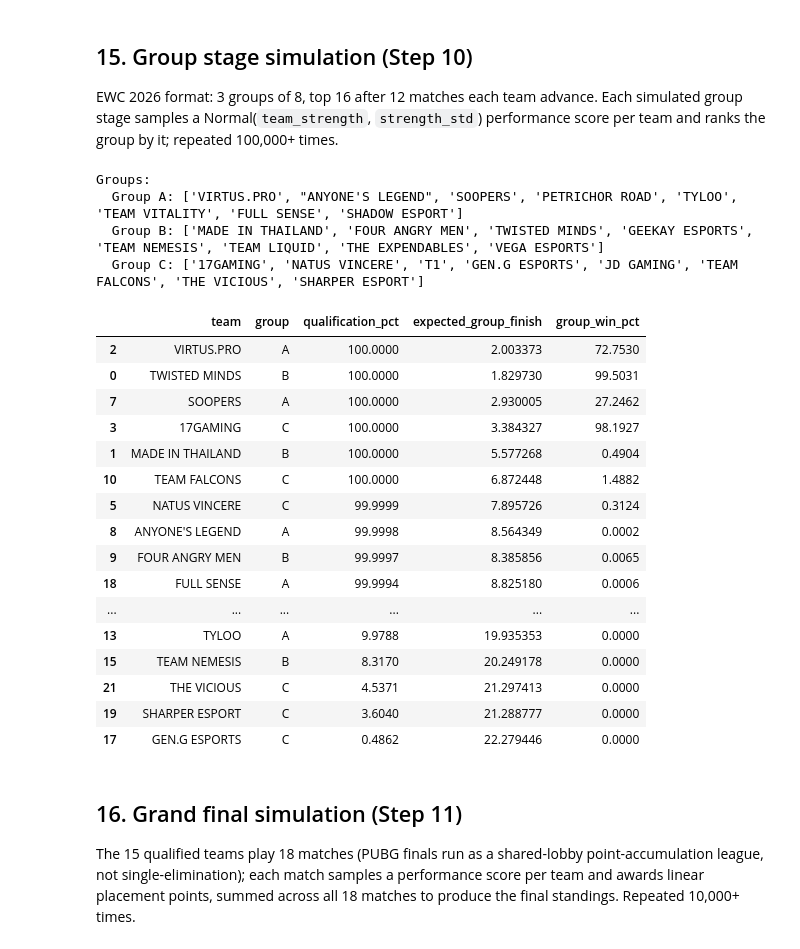
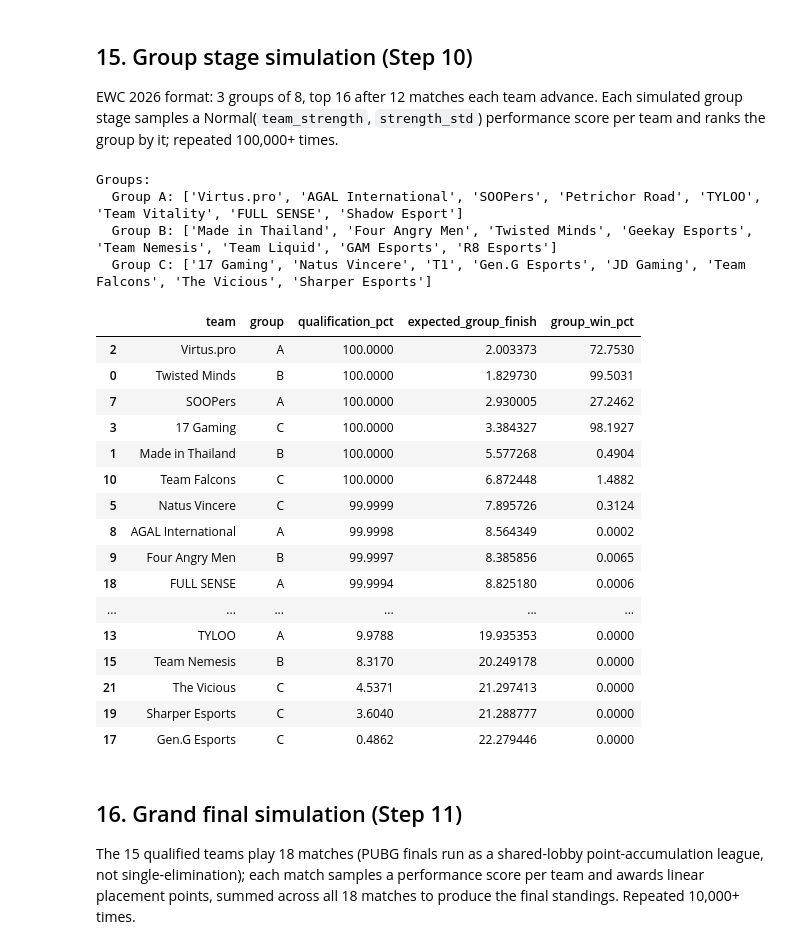
Before and after one commit to NTMQuannuaQMTN/ewcpubg, a Jupyter notebook: notebooks/ewcpubg.ipynb, the cells around one changed output. Cells and saved outputs as stored; diff of their text form; code cells hidden in the pictures.

```diff
--- a/notebooks/ewcpubg.ipynb
+++ b/notebooks/ewcpubg.ipynb
@@ -1086,6 +1086,7 @@ One canonical `normalize_team_name()` used everywhere *before* any merge (fixes
 TEAM_NAME_ALIASES = {
     "AGAL INTERNATIONAL": "ANYONE'S LEGEND",
     "GAM THE EXPENDABLES": "THE EXPENDABLES",
+    "GAM ESPORTS": "THE EXPENDABLES",
     "FULL SENSE": "FULL SENSE",
     "R8 ESPORTS": "VEGA ESPORTS",
     "SHADOW ESPORT": "SHADOW ESPORT",
@@ -1795,6 +1796,36 @@ GROUPS = {
     ],
 }
 
+# Internal team identity is uppercased everywhere (see normalize_team_name)
+# to prevent name-variant bugs -- but that's not how anyone wants to read
+# the output tables. Map back to each team's real display casing there only.
+DISPLAY_NAMES = {
+    "VIRTUS.PRO": "Virtus.pro",
+    "ANYONE'S LEGEND": "AGAL International",
+    "SOOPERS": "SOOPers",
+    "PETRICHOR ROAD": "Petrichor Road",
+    "TYLOO": "TYLOO",
+    "TEAM VITALITY": "Team Vitality",
+    "FULL SENSE": "FULL SENSE",
+    "SHADOW ESPORT": "Shadow Esport",
+    "MADE IN THAILAND": "Made in Thailand",
+    "FOUR ANGRY MEN": "Four Angry Men",
+    "TWISTED MINDS": "Twisted Minds",
+    "GEEKAY ESPORTS": "Geekay Esports",
+    "TEAM NEMESIS": "Team Nemesis",
+    "TEAM LIQUID": "Team Liquid",
+    "THE EXPENDABLES": "GAM Esports",
+    "VEGA ESPORTS": "R8 Esports",
+    "17GAMING": "17 Gaming",
+    "NATUS VINCERE": "Natus Vincere",
+    "T1": "T1",
+    "GEN.G ESPORTS": "Gen.G Esports",
+    "JD GAMING": "JD Gaming",
+    "TEAM FALCONS": "Team Falcons",
+    "THE VICIOUS": "The Vicious",
+    "SHARPER ESPORT": "Sharper Esports",
+}
+
 GROUP_STAGE_DAYS = [
     ("Day 1", "A", "B"),
     ("Day 2", "A", "C"),
@@ -1812,6 +1843,11 @@ assert _group_teams == sorted(ewc_teams), (
     f"GROUPS doesn't match ewc_teams exactly.\n"
     f"In GROUPS but not ewc_teams: {set(_group_teams) - set(ewc_teams)}\n"
     f"In ewc_teams but not GROUPS: {set(ewc_teams) - set(_group_teams)}"
+)
+assert set(DISPLAY_NAMES) == set(ewc_teams), (
+    f"DISPLAY_NAMES doesn't cover ewc_teams exactly.\n"
+    f"Missing from DISPLAY_NAMES: {set(ewc_teams) - set(DISPLAY_NAMES)}\n"
+    f"Extra in DISPLAY_NAMES: {set(DISPLAY_NAMES) - set(ewc_teams)}"
 )
 
 team_group = {team: g for g, teams in GROUPS.items() for team in teams}
@@ -1977,54 +2013,56 @@ def run_monte_carlo(strength_df, teams, n_sims=N_SIMULATIONS, seed=42):
         "team": teams,
         "champion_pct": (final_ranks == 1).mean(axis=0) * 100,
         "top2_pct": (final_ranks <= 2).mean(axis=0) * 100,
         "top4_pct": (final_ranks <= 4).mean(axis=0) * 100,
         "top8_pct": (final_ranks <= 8).mean(axis=0) * 100,
         "qualification_pct": qualified_mask.mean(axis=0) * 100,
         "group_win_pct": raw["group_winner"].mean(axis=0) * 100,
         "reach_match_point_pct": raw["ever_eligible"].mean(axis=0) * 100,
         "first_to_match_point_pct": first_eligible_onehot.mean(axis=0) * 100,
         "avg_final_placement": masked_mean(final_ranks, qualified_mask),
         "avg_final_points": masked_mean(final_points, qualified_mask),
         "expected_group_finish": raw["group_ranks"].mean(axis=0),
         "group": [team_group[t] for t in teams],
     }).sort_values(["champion_pct", "top4_pct", "top8_pct", "qualification_pct"], ascending=False)
 
     return raw, aggregated
 
 
 tournament_raw, tournament_results = run_monte_carlo(ewc_strength, ewc_teams)
 
 print("Groups:")
 for g, teams in GROUPS.items():
-    print(f"  Group {g}: {teams}")
+    print(f"  Group {g}: {[DISPLAY_NAMES[t] for t in teams]}")
 
 qualification_df = tournament_results[
     ["team", "group", "qualification_pct", "expected_group_finish", "group_win_pct"]
 ].sort_values("qualification_pct", ascending=False)
 
-qualification_df
+# qualification_df["team"] stays canonical (uppercase) -- it's used as a
+# merge key later (final_output). Display names only, via a copy.
+qualification_df.assign(team=qualification_df["team"].map(DISPLAY_NAMES))
 # %% [output]
 Groups:
-  Group A: ['VIRTUS.PRO', "ANYONE'S LEGEND", 'SOOPERS', 'PETRICHOR ROAD', 'TYLOO', 'TEAM VITALITY', 'FULL SENSE', 'SHADOW ESPORT']
-  Group B: ['MADE IN THAILAND', 'FOUR ANGRY MEN', 'TWISTED MINDS', 'GEEKAY ESPORTS', 'TEAM NEMESIS', 'TEAM LIQUID', 'THE EXPENDABLES', 'VEGA ESPORTS']
-  Group C: ['17GAMING', 'NATUS VINCERE', 'T1', 'GEN.G ESPORTS', 'JD GAMING', 'TEAM FALCONS', 'THE VICIOUS', 'SHARPER ESPORT']
+  Group A: ['Virtus.pro', 'AGAL International', 'SOOPers', 'Petrichor Road', 'TYLOO', 'Team Vitality', 'FULL SENSE', 'Shadow Esport']
+  Group B: ['Made in Thailand', 'Four Angry Men', 'Twisted Minds', 'Geekay Esports', 'Team Nemesis', 'Team Liquid', 'GAM Esports', 'R8 Esports']
+  Group C: ['17 Gaming', 'Natus Vincere', 'T1', 'Gen.G Esports', 'JD Gaming', 'Team Falcons', 'The Vicious', 'Sharper Esports']
 |  | team | group | qualification_pct | expected_group_finish | group_win_pct |
-| 2 | VIRTUS.PRO | A | 100.0000 | 2.003373 | 72.7530 |
-| 0 | TWISTED MINDS | B | 100.0000 | 1.829730 | 99.5031 |
-| 7 | SOOPERS | A | 100.0000 | 2.930005 | 27.2462 |
-| 3 | 17GAMING | C | 100.0000 | 3.384327 | 98.1927 |
-| 1 | MADE IN THAILAND | B | 100.0000 | 5.577268 | 0.4904 |
-| 10 | TEAM FALCONS | C | 100.0000 | 6.872448 | 1.4882 |
-| 5 | NATUS VINCERE | C | 99.9999 | 7.895726 | 0.3124 |
-| 8 | ANYONE'S LEGEND | A | 99.9998 | 8.564349 | 0.0002 |
-| 9 | FOUR ANGRY MEN | B | 99.9997 | 8.385856 | 0.0065 |
+| 2 | Virtus.pro | A | 100.0000 | 2.003373 | 72.7530 |
+| 0 | Twisted Minds | B | 100.0000 | 1.829730 | 99.5031 |
+| 7 | SOOPers | A | 100.0000 | 2.930005 | 27.2462 |
+| 3 | 17 Gaming | C | 100.0000 | 3.384327 | 98.1927 |
+| 1 | Made in Thailand | B | 100.0000 | 5.577268 | 0.4904 |
+| 10 | Team Falcons | C | 100.0000 | 6.872448 | 1.4882 |
+| 5 | Natus Vincere | C | 99.9999 | 7.895726 | 0.3124 |
+| 8 | AGAL International | A | 99.9998 | 8.564349 | 0.0002 |
+| 9 | Four Angry Men | B | 99.9997 | 8.385856 | 0.0065 |
 | 18 | FULL SENSE | A | 99.9994 | 8.825180 | 0.0006 |
 | ... | ... | ... | ... | ... | ... |
 | 13 | TYLOO | A | 9.9788 | 19.935353 | 0.0000 |
-| 15 | TEAM NEMESIS | B | 8.3170 | 20.249178 | 0.0000 |
-| 21 | THE VICIOUS | C | 4.5371 | 21.297413 | 0.0000 |
-| 19 | SHARPER ESPORT | C | 3.6040 | 21.288777 | 0.0000 |
-| 17 | GEN.G ESPORTS | C | 0.4862 | 22.279446 | 0.0000 |
+| 15 | Team Nemesis | B | 8.3170 | 20.249178 | 0.0000 |
+| 21 | The Vicious | C | 4.5371 | 21.297413 | 0.0000 |
+| 19 | Sharper Esports | C | 3.6040 | 21.288777 | 0.0000 |
+| 17 | Gen.G Esports | C | 0.4862 | 22.279446 | 0.0000 |
 # %% [markdown]
 ## 16. Grand final simulation (Step 11)
 
```
Also changed, not shown: parts of 4 cells of this notebook.
